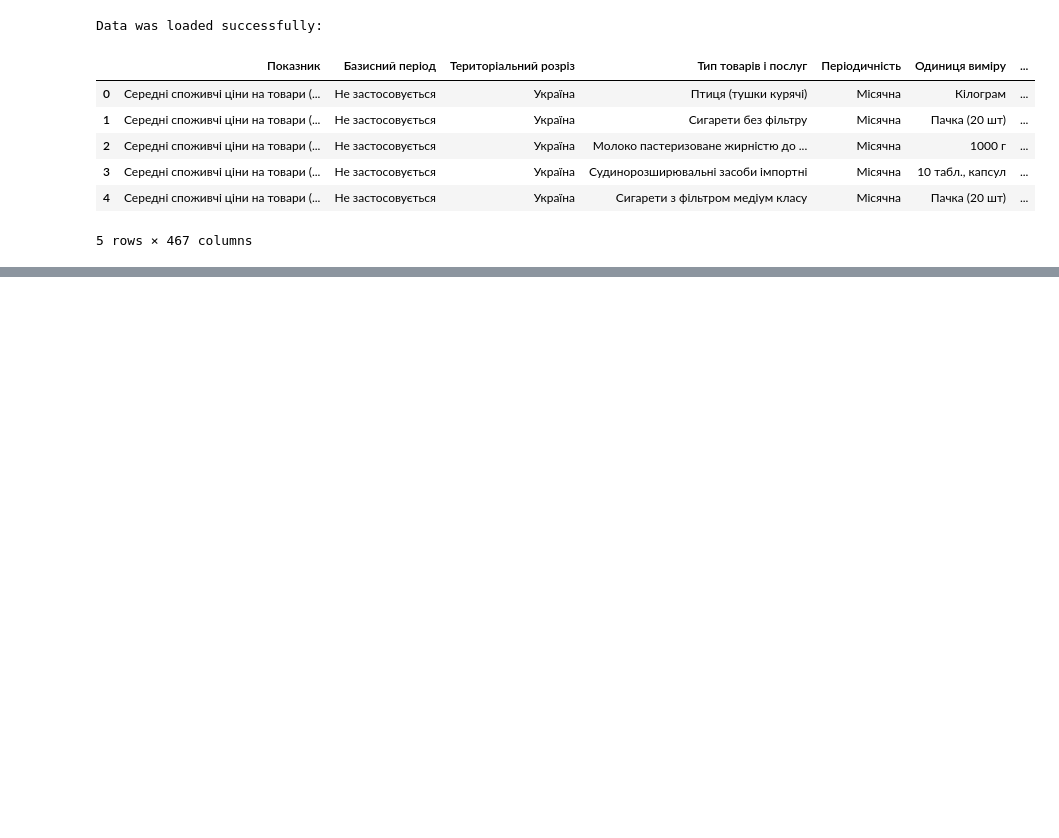
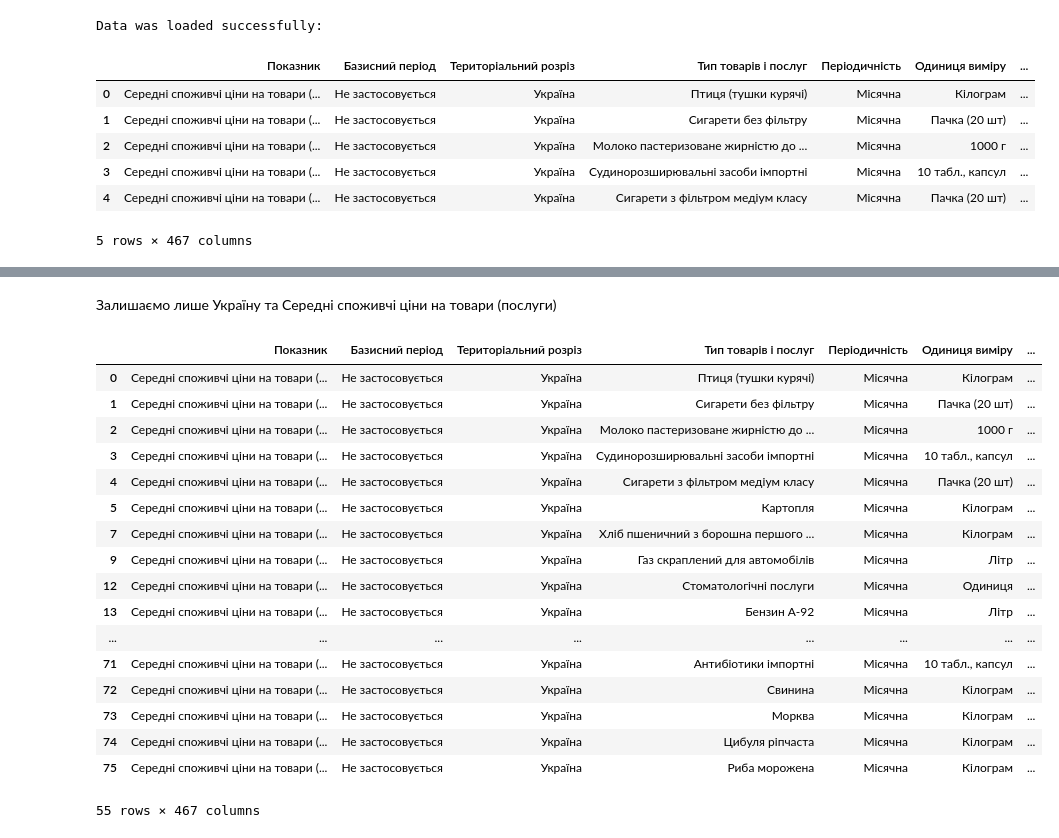
Before and after one commit to arcctg/kpi-ml-lab1, a Jupyter notebook: task_1_ukrstat_data.ipynb, the cells around one changed output, grey strips where cells are left out. Saved outputs shown, nothing was run; the diff lists cells and outputs as text; code cells hidden in the pictures; blank space fills up the shorter version.

```diff
--- a/task_1_ukrstat_data.ipynb
+++ b/task_1_ukrstat_data.ipynb
@@ -27,0 +70,26 @@ Data was loaded successfully:
+# %% [markdown]
+Залишаємо лише Україну та Середні споживчі ціни на товари (послуги)
+# %%
+df[
+    (df['Територіальний розріз'] == 'Україна') &
+    (df['Показник'] == 'Середні споживчі ціни на товари (послуги)')
+]
+# %% [output]
+|  | Показник | Базисний період | Територіальний розріз | Тип товарів і послуг | Періодичність | Одиниця виміру | ... |
+| 0 | Середні споживчі ціни на товари (... | Не застосовується | Україна | Птиця (тушки курячі) | Місячна | Кілограм | ... |
+| 1 | Середні споживчі ціни на товари (... | Не застосовується | Україна | Сигарети без фільтру | Місячна | Пачка (20 шт) | ... |
+| 2 | Середні споживчі ціни на товари (... | Не застосовується | Україна | Молоко пастеризоване жирністю до ... | Місячна | 1000 г | ... |
+| 3 | Середні споживчі ціни на товари (... | Не застосовується | Україна | Судинорозширювальні засоби імпортні | Місячна | 10 табл., капсул | ... |
+| 4 | Середні споживчі ціни на товари (... | Не застосовується | Україна | Сигарети з фільтром медіум класу | Місячна | Пачка (20 шт) | ... |
+| 5 | Середні споживчі ціни на товари (... | Не застосовується | Україна | Картопля | Місячна | Кілограм | ... |
+| 7 | Середні споживчі ціни на товари (... | Не застосовується | Україна | Хліб пшеничний з борошна першого ... | Місячна | Кілограм | ... |
+| 9 | Середні споживчі ціни на товари (... | Не застосовується | Україна | Газ скраплений для автомобілів | Місячна | Літр | ... |
+| 12 | Середні споживчі ціни на товари (... | Не застосовується | Україна | Стоматологічні послуги | Місячна | Одиниця | ... |
+| 13 | Середні споживчі ціни на товари (... | Не застосовується | Україна | Бензин А-92 | Місячна | Літр | ... |
+| ... | ... | ... | ... | ... | ... | ... | ... |
+| 71 | Середні споживчі ціни на товари (... | Не застосовується | Україна | Антибіотики імпортні | Місячна | 10 табл., капсул | ... |
+| 72 | Середні споживчі ціни на товари (... | Не застосовується | Україна | Свинина | Місячна | Кілограм | ... |
+| 73 | Середні споживчі ціни на товари (... | Не застосовується | Україна | Морква | Місячна | Кілограм | ... |
+| 74 | Середні споживчі ціни на товари (... | Не застосовується | Україна | Цибуля ріпчаста | Місячна | Кілограм | ... |
+| 75 | Середні споживчі ціни на товари (... | Не застосовується | Україна | Риба морожена | Місячна | Кілограм | ... |
+55 rows × 467 columns
```
Also changed, not shown: parts of 7 cells of this notebook.
